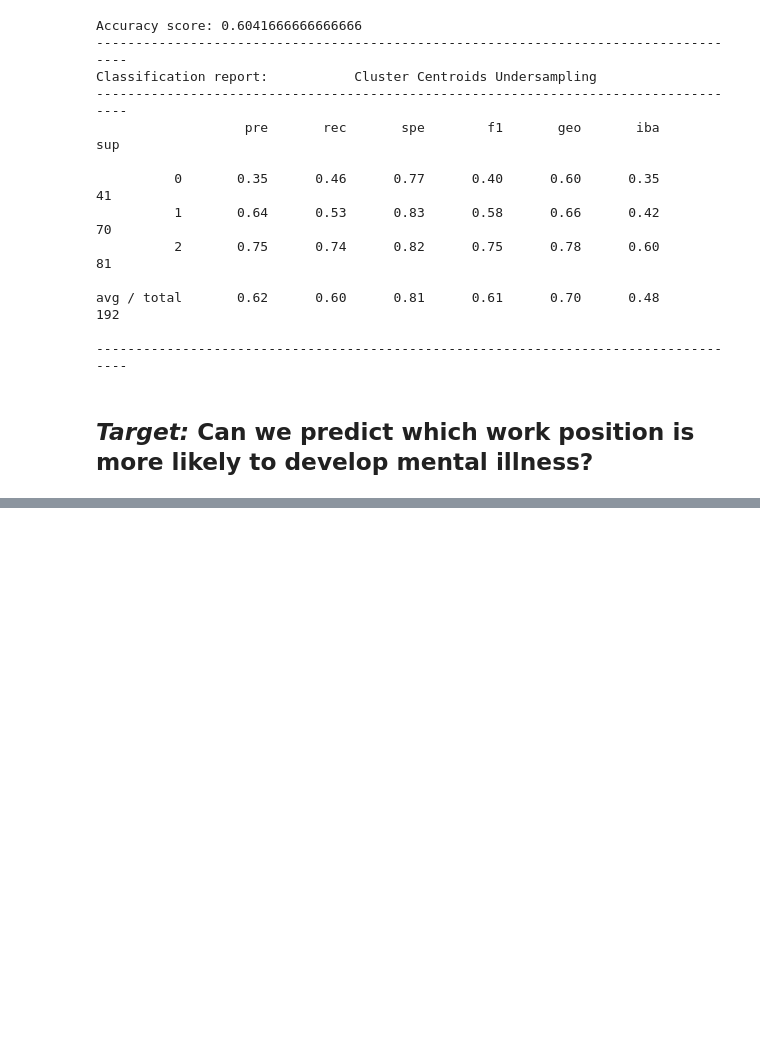
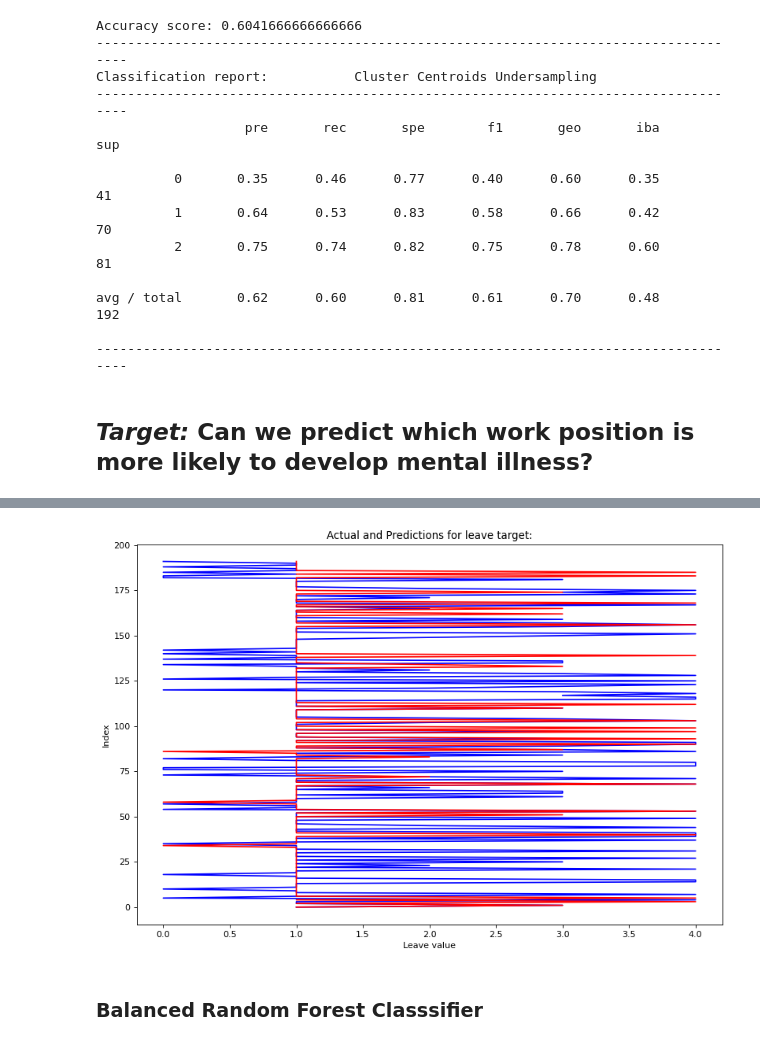
Before and after one commit to ArtTucker/mental_health_and_economics, a Jupyter notebook: machine_learning/machine_learning_from_AWS.ipynb, the cells around one changed output, grey strips where cells are left out. Saved outputs shown, nothing was run; the diff lists cells and outputs as text; code cells hidden in the pictures; blank space fills up the shorter version.

```diff
--- a/machine_learning/machine_learning_from_AWS.ipynb
+++ b/machine_learning/machine_learning_from_AWS.ipynb
@@ -759,0 +830,24 @@ tech_2016_df_work_position.head()
+# %%
+# Create our target:
+y = encoded_df_work_position["work_position"]
+
+# Create our features:
+X = encoded_df_work_position.drop(columns = "work_position", axis =1)
+
+# Split the data:
+X_train, X_test, y_train, y_test = train_test_split(X, y, random_state=5, stratify=y, test_size = 0.25)
+
+from sklearn.ensemble import RandomForestClassifier
+
+# Create a random forest classifier:
+rf_model = RandomForestClassifier(n_estimators=100, random_state=1)
+
+# Fitting the model:
+rf_model = rf_model.fit(X_train, y_train)
+
+# Making predictions using the testing data:
+predictions = rf_model.predict(X_test)
+# %%
+# Predict outcomes for test data set:
+predictions = rf_model.predict(X_test)
+pd.DataFrame({"Actual": y_test, "Prediction": predictions})
@@ -759,0 +868,23 @@ tech_2016_df_work_position.head()
+# %%
+import matplotlib.pyplot as plt
+from matplotlib.pyplot import figure
+import numpy as np
+
+# Plot predictions data frame:
+x1 = y_test
+y1 = np.arange(0,192,1)
+x2 = predictions
+y2 = np.arange(0,192,1)
+
+# Plotting actual:
+figure(figsize=(12, 8), dpi=80)
+plt.plot(x1, y1, label = "Actual", color = "blue")
+plt.plot(x2, y2, label = "Predictions", color = "red")
+plt.title("Actual and Predictions for leave target:")
+plt.xlabel("Leave value")
+plt.ylabel("Index")
+plt.show()
+# %% [output]
+[figure, added]
+# %% [markdown]
+### Balanced Random Forest Classsifier
```
Also changed, not shown: parts of 10 cells of this notebook, 1 other file.
